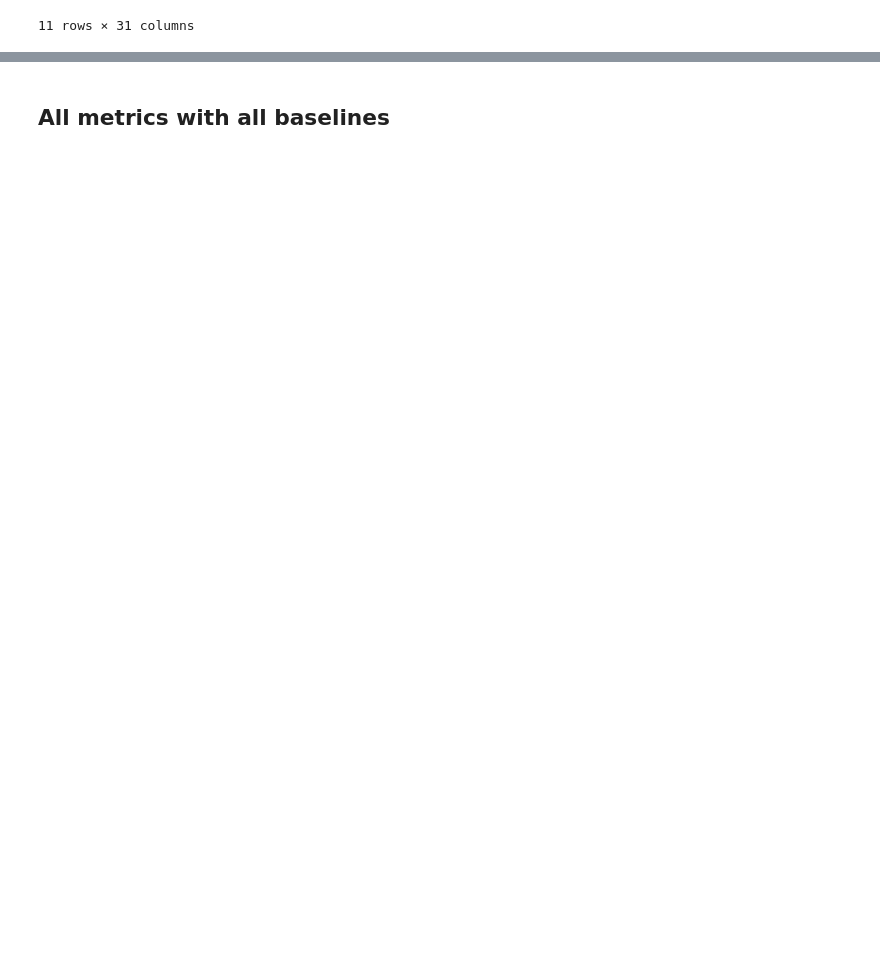
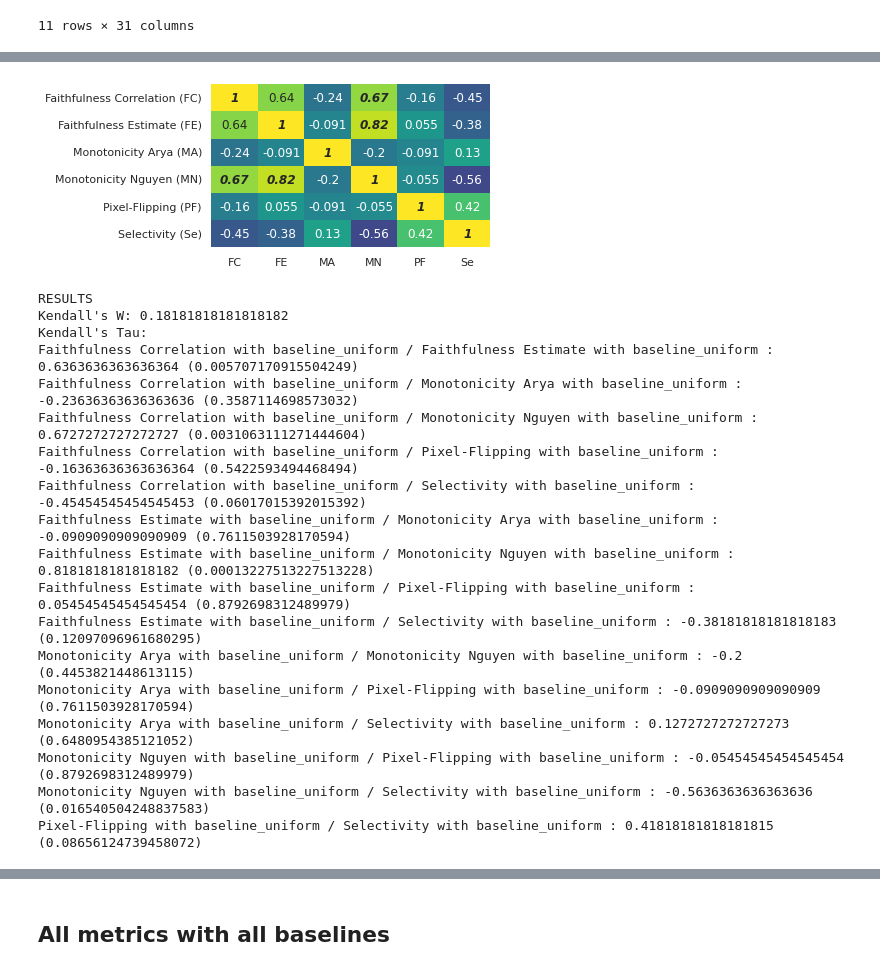
Before and after one commit to multitel-ai/Evaluation-XAI-Metrics-GD6-TRAIL, a Jupyter notebook: XAI_analysis_correlations_rank_aggreg.ipynb, the cells around one changed output, grey strips where cells are left out. Drawn from its saved outputs; the diff is of its cells as text; code cells hidden in the pictures; blank space fills up the shorter version.

```diff
--- a/XAI_analysis_correlations_rank_aggreg.ipynb
+++ b/XAI_analysis_correlations_rank_aggreg.ipynb
@@ -304,0 +405,22 @@ def plot_corr_matrix(tau_values, p_values, labels, masked=False, show=True, save
+# %%
+plot_same_baseline_diff_metrics_figure(dico_ranks, 'baseline_uniform')
+# %% [output]
+[figure, added]
+RESULTS
+Kendall's W: 0.18181818181818182
+Kendall's Tau:
+Faithfulness Correlation with baseline_uniform / Faithfulness Estimate with baseline_uniform : 0.6363636363636364 (0.005707170915504249)
+Faithfulness Correlation with baseline_uniform / Monotonicity Arya with baseline_uniform : -0.23636363636363636 (0.3587114698573032)
+Faithfulness Correlation with baseline_uniform / Monotonicity Nguyen with baseline_uniform : 0.6727272727272727 (0.0031063111271444604)
+Faithfulness Correlation with baseline_uniform / Pixel-Flipping with baseline_uniform : -0.16363636363636364 (0.5422593494468494)
+Faithfulness Correlation with baseline_uniform / Selectivity with baseline_uniform : -0.45454545454545453 (0.06017015392015392)
+Faithfulness Estimate with baseline_uniform / Monotonicity Arya with baseline_uniform : -0.0909090909090909 (0.7611503928170594)
+Faithfulness Estimate with baseline_uniform / Monotonicity Nguyen with baseline_uniform : 0.8181818181818182 (0.00013227513227513228)
+Faithfulness Estimate with baseline_uniform / Pixel-Flipping with baseline_uniform : 0.05454545454545454 (0.8792698312489979)
+Faithfulness Estimate with baseline_uniform / Selectivity with baseline_uniform : -0.38181818181818183 (0.12097096961680295)
+Monotonicity Arya with baseline_uniform / Monotonicity Nguyen with baseline_uniform : -0.2 (0.4453821448613115)
+Monotonicity Arya with baseline_uniform / Pixel-Flipping with baseline_uniform : -0.0909090909090909 (0.7611503928170594)
+Monotonicity Arya with baseline_uniform / Selectivity with baseline_uniform : 0.1272727272727273 (0.6480954385121052)
+Monotonicity Nguyen with baseline_uniform / Pixel-Flipping with baseline_uniform : -0.05454545454545454 (0.8792698312489979)
+Monotonicity Nguyen with baseline_uniform / Selectivity with baseline_uniform : -0.5636363636363636 (0.016540504248837583)
+Pixel-Flipping with baseline_uniform / Selectivity with baseline_uniform : 0.41818181818181815 (0.08656124739458072)
```
Also changed, not shown: parts of 93 cells of this notebook, 40 other files.
